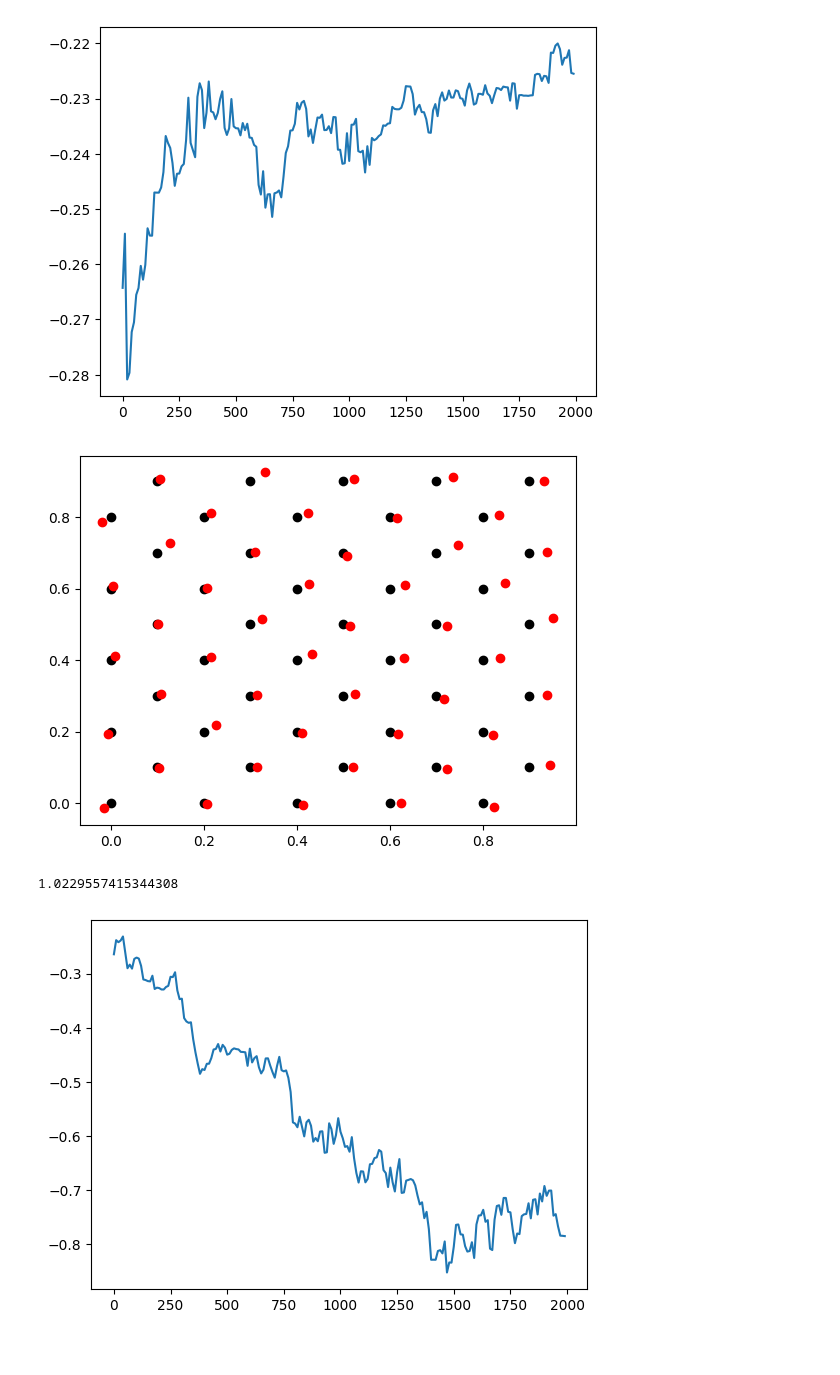
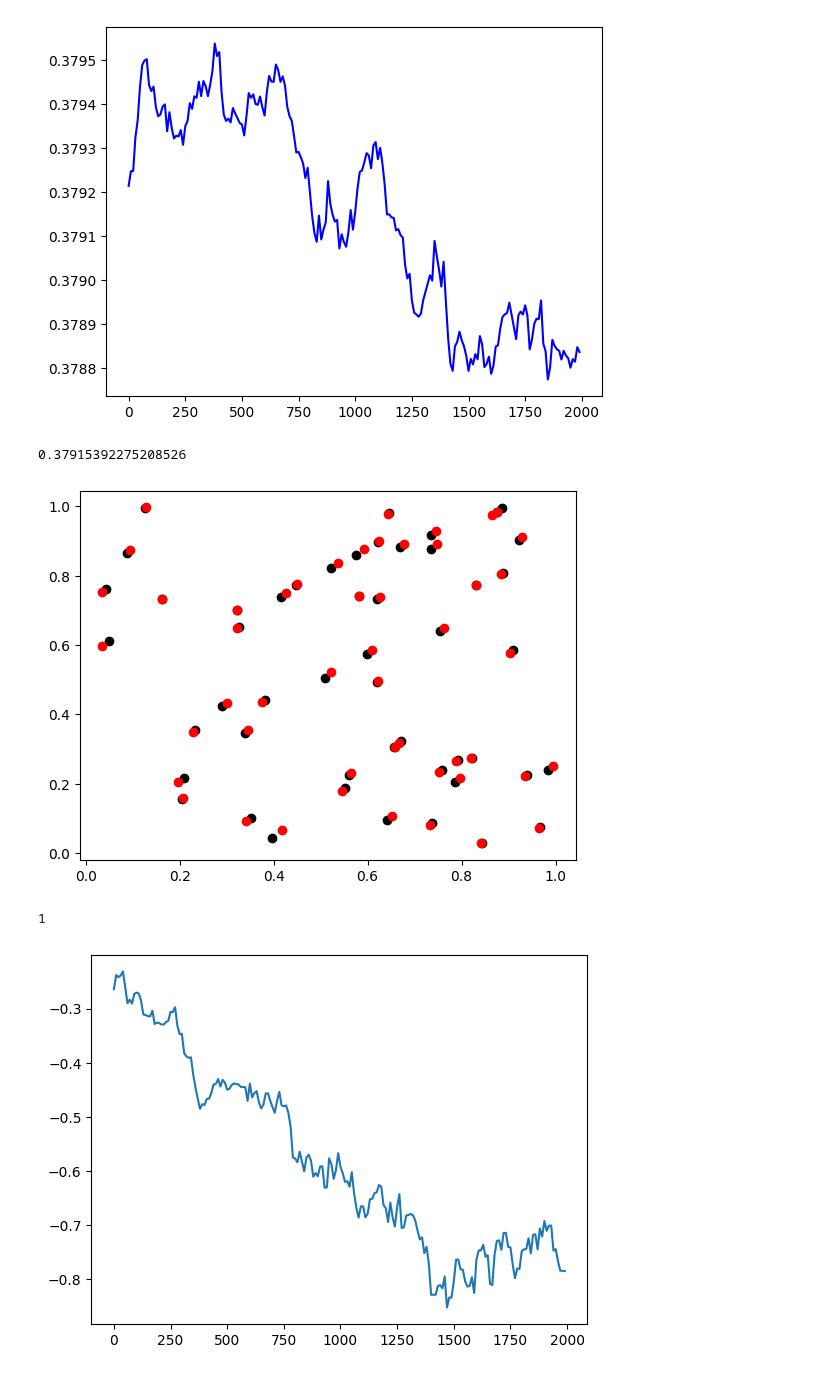
Before and after one commit to mannodiarun/MSE570, a Jupyter notebook: MC.ipynb, the cells around one changed output. Drawn from its saved outputs; the diff is of its cells as text; code cells hidden in the pictures.

```diff
--- a/MC.ipynb
+++ b/MC.ipynb
@@ -236,6 +236,8 @@ def mc(x_start,y_start,box_start,ncycl,nsamp):
     cycles = [0]*int(ncycl/nsamp)
     energies = [0]*int(ncycl/nsamp)
     pair_distances = [0]*int(ncycl/nsamp)
+    expt_pd = 0.0
+    part_func = 0.0
 
     for icycl in range(0,ncycl):
 
@@ -245,32 +247,40 @@ def mc(x_start,y_start,box_start,ncycl,nsamp):
             cycles[k] = cyc*nsamp
             energies[k] = en
             pair_distances[k] = dist
+            expt_pd = expt_pd + dist*en
+            part_func = part_func + en
 
-        rr = np.random.rand()
-        if rr < 0.9:
-            x,y = mcmove(x,y,box)
-        else:
+        x,y = mcmove(x,y,box)
+
+#        rr = np.random.rand()
+#        if rr < 0.9:
+#            x,y = mcmove(x,y,box)
+#        else:
 #            x,y,box = mcvol(x,y,box)
-            x,y = mcexc(x,y,box)
+#            x,y = mcexc(x,y,box)
             # if len(x) > 0:
             #     x,y = mcexc(x,y,box)
             # else:
             #     x = copy.deepcopy(x_start)
             #     y = copy.deepcopy(y_start)
 
-    plt.plot(cycles[:], energies[:])
-#    plt.plot(cycles[:], pair_distances[:], c= 'b')
+#    plt.plot(cycles[:], energies[:])
+    plt.plot(cycles[:], pair_distances[:], c= 'b')
 
-    return(x,y,box)
+    return(x,y,box,expt_pd/part_func,cycles,energies,pair_distances)
 # %%
 ## Example run involving mcmove and mcvol ##
 
 ncycl = 2000
 nsamp = 10
 
-x_final,y_final,box_final = mc(x_start,y_start,box_start,ncycl,nsamp)
+x_final, y_final, box_final, pair_dist_expectation_value, cycles, energies, pair_distances = mc(x_start,y_start,box_start,ncycl,nsamp)
 # %% [output]
-[figure, old version]
+[figure, new version]
+# %%
+pair_dist_expectation_value
+# %% [output]
+0.37915392275208526
 # %%
 for i in range(0,N):
     plt.scatter(x_start[i],y_start[i],c='k')
@@ -278,11 +288,11 @@ for i in range(0,len(x_final)):
    plt.scatter(x_final[i],y_final[i],c='r')
 plt.show()
 # %% [output]
-[figure, old version]
+[figure, new version]
 # %%
 box_final
 # %% [output]
-1.0229557415344308
+1
 # %%
 ## Example run involving mcmove and mcexc ##
 
```
Also changed, not shown: parts of 1 cell of this notebook.
